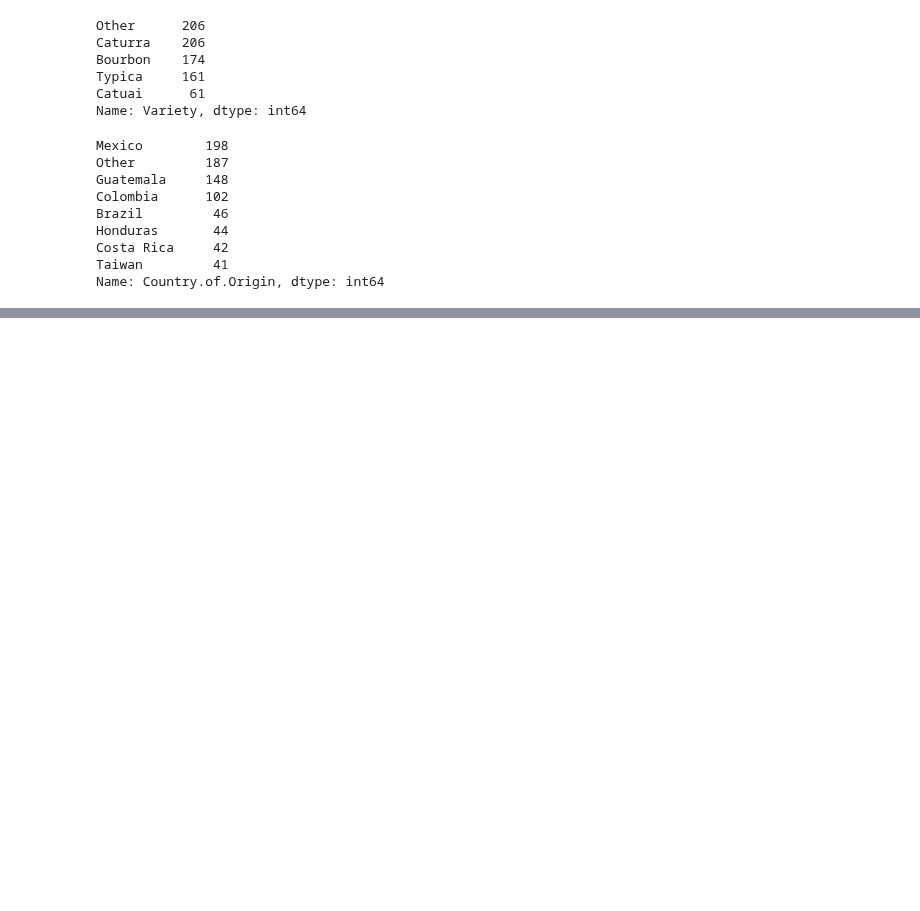
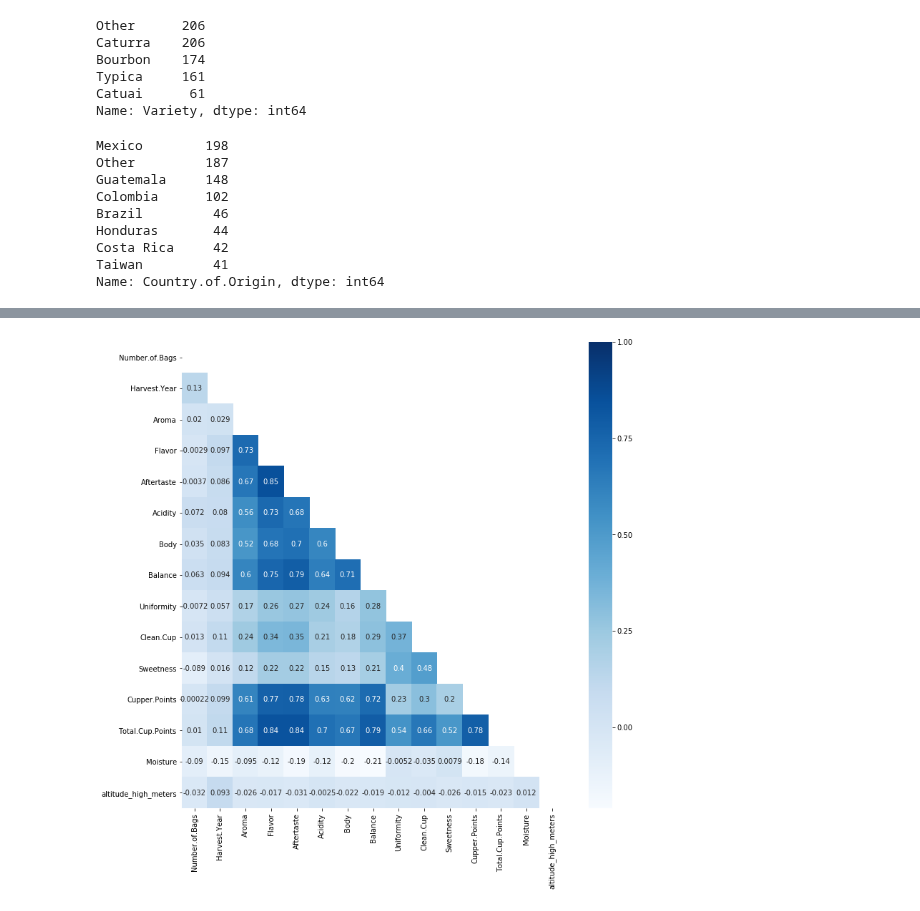
Before and after one commit to Almuglezsalcedo/datamad0119, a Jupyter notebook: module-3/supervised-learning-project/your-code/Main.ipynb, the cells around one changed output, grey strips where cells are left out. Drawn from its saved outputs; the diff is of its cells as text; code cells hidden in the pictures; blank space fills up the shorter version.

```diff
--- a/module-3/supervised-learning-project/your-code/Main.ipynb
+++ b/module-3/supervised-learning-project/your-code/Main.ipynb
@@ -207,0 +239,11 @@ Index(['Number.of.Bags', 'Harvest.Year', 'Aroma', 'Flavor', 'Aftertaste',
+# %%
+#eliminamos columnas con una corr mayor de 0.90
+cols=['Grading.Date','Expiration','altitude_low_meters']
+df.drop(cols, axis=1,inplace=True)
+# %%
+mask = np.zeros_like(df.corr(), dtype=np.bool)
+mask[np.triu_indices_from(mask)] = True
+fig, ax = plt.subplots(figsize=(12,12))
+ax = sns.heatmap(df.corr(), mask=mask, annot=True, cmap="Blues")
+# %% [output]
+[figure, added]
```
Also changed, not shown: parts of 92 cells of this notebook.
